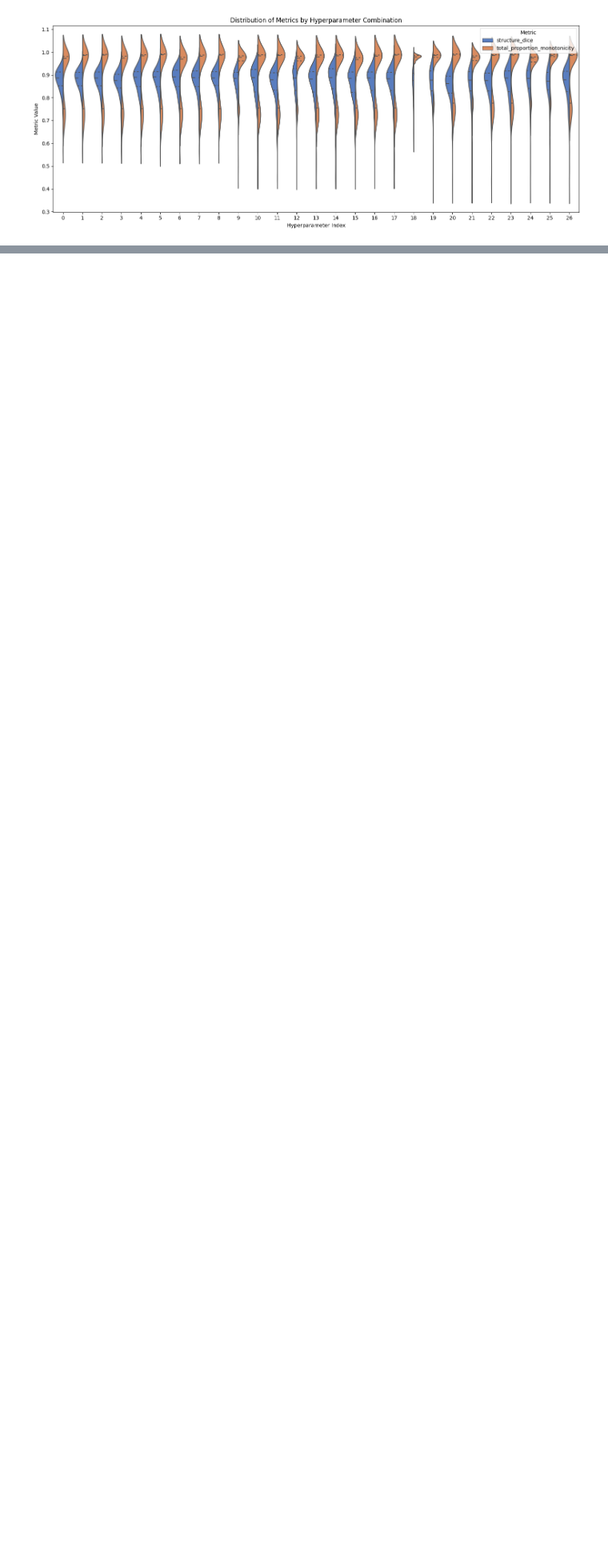
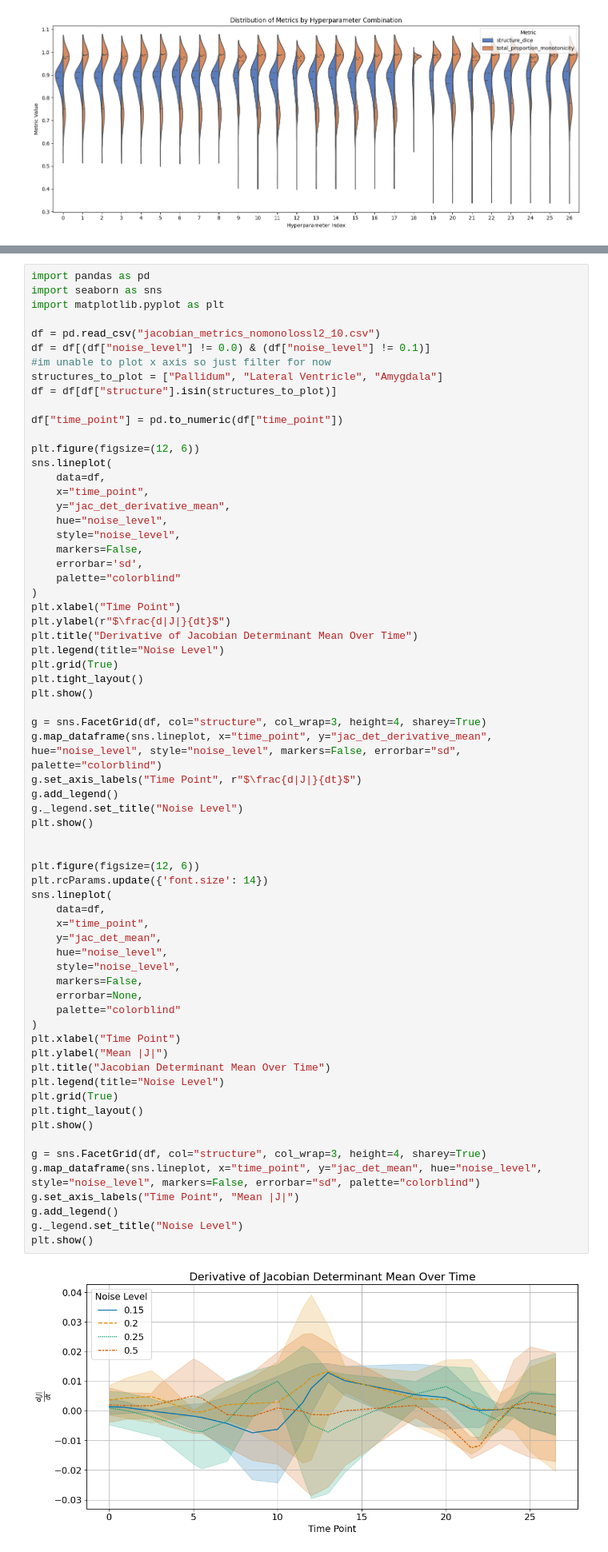
Before and after one commit to aisha-lawal/inrmorph, a Jupyter notebook: eval/script.ipynb, the cells around one changed output, grey strips where cells are left out. Shown at 80% size. Drawn from its saved outputs; the diff is of its cells as text; blank space fills up the shorter version.

```diff
--- a/eval/script.ipynb
+++ b/eval/script.ipynb
@@ -354,0 +306,68 @@ plt.imshow(data, cmap='gray')
+# %%
+import pandas as pd
+import seaborn as sns
+import matplotlib.pyplot as plt
+
+df = pd.read_csv("jacobian_metrics_nomonolossl2_10.csv")
+df = df[(df["noise_level"] != 0.0) & (df["noise_level"] != 0.1)]
+#im unable to plot x axis so just filter for now
+structures_to_plot = ["Pallidum", "Lateral Ventricle", "Amygdala"]
+df = df[df["structure"].isin(structures_to_plot)]
+
+df["time_point"] = pd.to_numeric(df["time_point"])
+
+plt.figure(figsize=(12, 6))
+sns.lineplot(
+    data=df,
+    x="time_point",
+    y="jac_det_derivative_mean",
+    hue="noise_level",
+    style="noise_level",
+    markers=False,
+    errorbar='sd',
+    palette="colorblind"
+)
+plt.xlabel("Time Point")
+plt.ylabel(r"$\frac{d|J|}{dt}$")
+plt.title("Derivative of Jacobian Determinant Mean Over Time")
+plt.legend(title="Noise Level")
+plt.grid(True)
+plt.tight_layout()
+plt.show()
+
+g = sns.FacetGrid(df, col="structure", col_wrap=3, height=4, sharey=True)
+g.map_dataframe(sns.lineplot, x="time_point", y="jac_det_derivative_mean", hue="noise_level", style="noise_level", markers=False, errorbar="sd", palette="colorblind")
+g.set_axis_labels("Time Point", r"$\frac{d|J|}{dt}$")
+g.add_legend()
+g._legend.set_title("Noise Level")
+plt.show()
+
+
+plt.figure(figsize=(12, 6))
+plt.rcParams.update({'font.size': 14})
+sns.lineplot(
+    data=df,
+    x="time_point",
+    y="jac_det_mean",
+    hue="noise_level",
+    style="noise_level",
+    markers=False,
+    errorbar=None,
+    palette="colorblind"
+)
+plt.xlabel("Time Point")
+plt.ylabel("Mean |J|")
+plt.title("Jacobian Determinant Mean Over Time")
+plt.legend(title="Noise Level")
+plt.grid(True)
+plt.tight_layout()
+plt.show()
+
+g = sns.FacetGrid(df, col="structure", col_wrap=3, height=4, sharey=True)
+g.map_dataframe(sns.lineplot, x="time_point", y="jac_det_mean", hue="noise_level", style="noise_level", markers=False, errorbar="sd", palette="colorblind")
+g.set_axis_labels("Time Point", "Mean |J|")
+g.add_legend()
+g._legend.set_title("Noise Level")
+plt.show()
+# %% [output]
+[figure, added]
```
Also changed, not shown: parts of 13 cells of this notebook, 6 other files.
